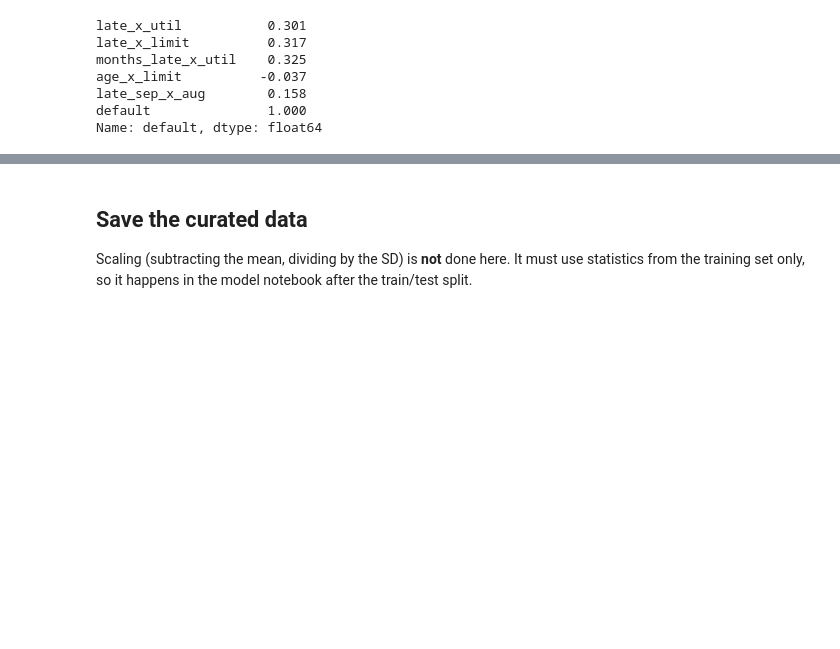
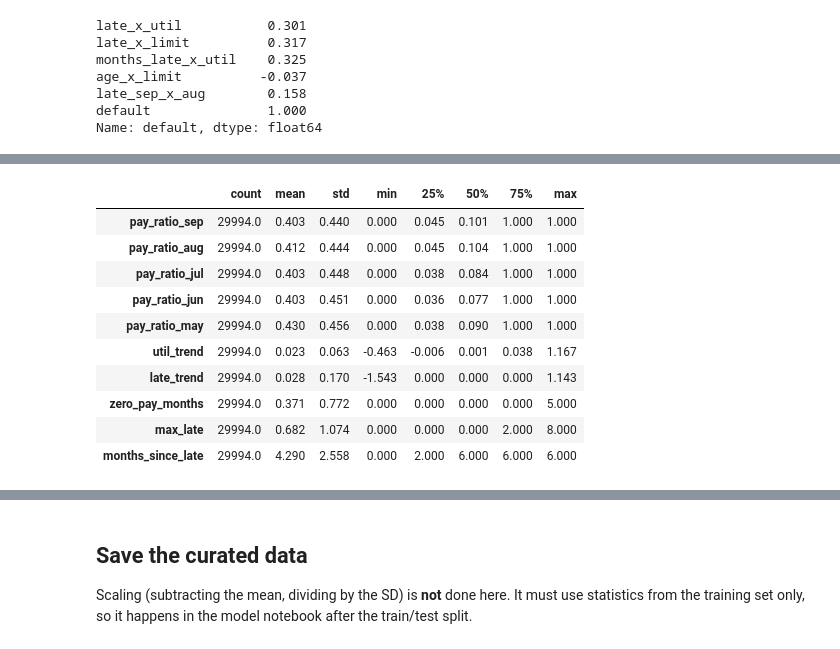
Before and after one commit to niravpandey/credit-card-default, a Jupyter notebook: code/eda.ipynb, the cells around one changed output, grey strips where cells are left out. Cells and saved outputs as stored; diff of their text form; code cells hidden in the pictures; blank space fills up the shorter version.

```diff
--- a/code/eda.ipynb
+++ b/code/eda.ipynb
@@ -442,0 +451,32 @@ Name: default, dtype: float64
+# %%
+for m, prev in zip(MONTHS[:-1], MONTHS[1:]):
+    owed = df[f'bill_{prev}']
+    df[f'pay_ratio_{m}'] = np.where(owed > 0, df[f'paid_{m}'] / owed.where(owed > 0, 1), 1).clip(max=1)
+
+chronological = MONTHS[::-1]                     # apr ... sep
+x = np.arange(6) - 2.5                           # centred month index
+util = df[[f'util_{m}' for m in chronological]].values
+late = df[[f'late_{m}' for m in chronological]].clip(lower=0).values
+df['util_trend'] = util @ x / np.sum(x**2)
+df['late_trend'] = late @ x / np.sum(x**2)
+
+df['zero_pay_months'] = sum(((df[f'paid_{m}'] == 0) & (df[f'bill_{prev}'] > 0)).astype(int)
+                            for m, prev in zip(MONTHS[:-1], MONTHS[1:]))
+df['max_late'] = df[[f'late_{m}' for m in MONTHS]].clip(lower=0).max(axis=1)
+late_any = (df[[f'late_{m}' for m in MONTHS]] > 0).values   # sep first
+df['months_since_late'] = np.where(late_any.any(axis=1), late_any.argmax(axis=1), 6)
+
+behaviour = [f'pay_ratio_{m}' for m in MONTHS[:-1]] + ['util_trend', 'late_trend', 'zero_pay_months', 'max_late', 'months_since_late']
+df[behaviour].describe().T.round(3)
+# %% [output]
+|  | count | mean | std | min | 25% | 50% | 75% | max |
+| pay_ratio_sep | 29994.0 | 0.403 | 0.440 | 0.000 | 0.045 | 0.101 | 1.000 | 1.000 |
+| pay_ratio_aug | 29994.0 | 0.412 | 0.444 | 0.000 | 0.045 | 0.104 | 1.000 | 1.000 |
+| pay_ratio_jul | 29994.0 | 0.403 | 0.448 | 0.000 | 0.038 | 0.084 | 1.000 | 1.000 |
+| pay_ratio_jun | 29994.0 | 0.403 | 0.451 | 0.000 | 0.036 | 0.077 | 1.000 | 1.000 |
+| pay_ratio_may | 29994.0 | 0.430 | 0.456 | 0.000 | 0.038 | 0.090 | 1.000 | 1.000 |
+| util_trend | 29994.0 | 0.023 | 0.063 | -0.463 | -0.006 | 0.001 | 0.038 | 1.167 |
+| late_trend | 29994.0 | 0.028 | 0.170 | -1.543 | 0.000 | 0.000 | 0.000 | 1.143 |
+| zero_pay_months | 29994.0 | 0.371 | 0.772 | 0.000 | 0.000 | 0.000 | 0.000 | 5.000 |
+| max_late | 29994.0 | 0.682 | 1.074 | 0.000 | 0.000 | 0.000 | 2.000 | 8.000 |
+| months_since_late | 29994.0 | 4.290 | 2.558 | 0.000 | 2.000 | 6.000 | 6.000 | 6.000 |
```
Also changed, not shown: parts of 6 cells of this notebook, 36 other files.
